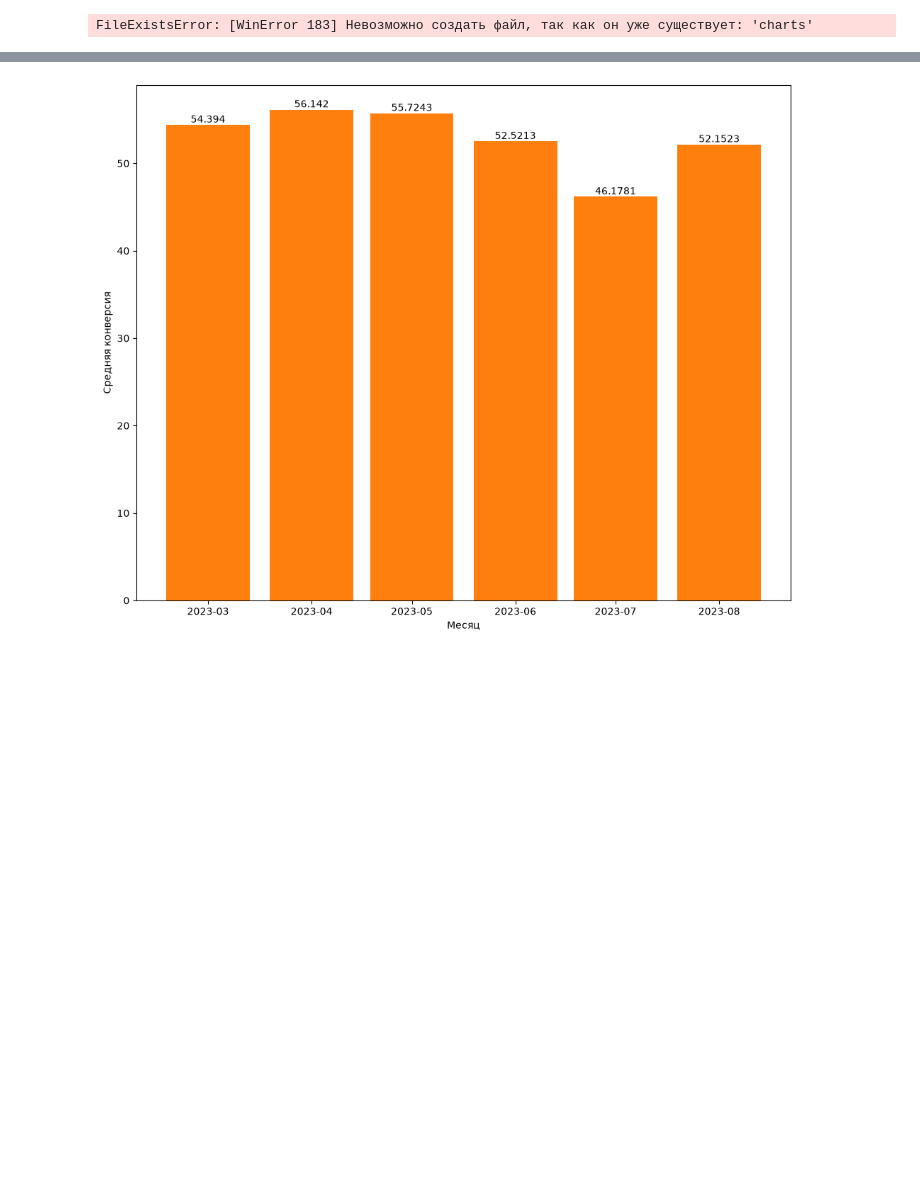
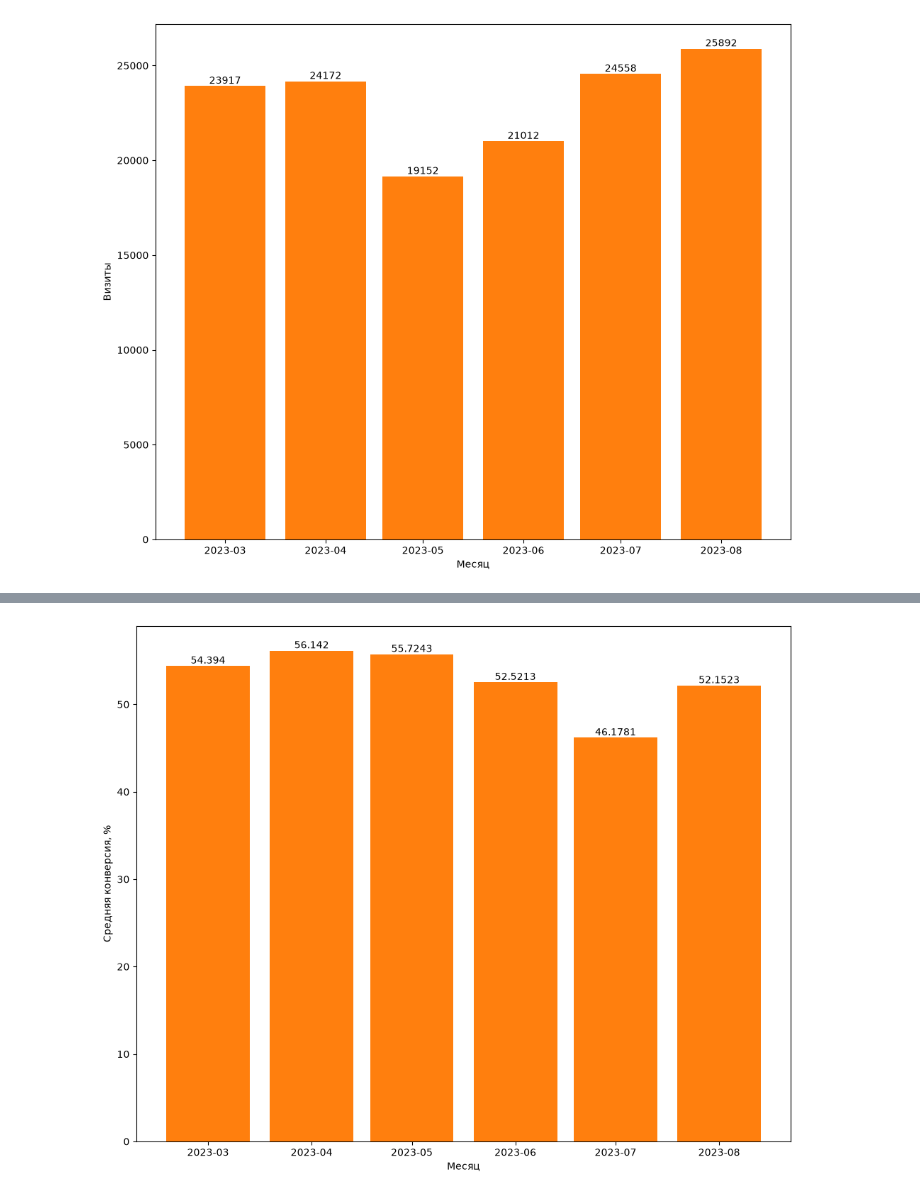
Before and after one commit to mirsmur/data-analytics-project-100, a Jupyter notebook: charts_project.ipynb, the cells around one changed output, grey strips where cells are left out. Cells and saved outputs as stored; diff of their text form; code cells hidden in the pictures; blank space fills up the shorter version.

```diff
--- a/charts_project.ipynb
+++ b/charts_project.ipynb
@@ -124,29 +135,27 @@ with_ads
 # %%
 #итоговые визиты
 import requests as rq
 import pandas as pd
 import matplotlib.pyplot as plt
 import seaborn as sns
-from pathlib import Path
-
-Path(r".\charts").mkdir()
 
 reading_file = pd.read_json('./conversion.json')
 plots = pd.DataFrame(reading_file)
+plots['date_group'] = pd.to_datetime(plots['date_group'], unit='ms')
 daily = plots.copy()
-daily['month'] = plots['datetime'].dt.to_period('M').dt.start_time
+daily['month'] = plots['date_group'].dt.to_period('M').dt.start_time
 daily = daily.groupby('month', as_index=False)['visits'].sum()
 daily = daily.sort_values('month')
 
 fig, ax = plt.subplots(figsize=(10, 8))
 ax.bar(daily['month'], daily['visits'], width=20)
 bars = ax.bar(daily['month'], daily['visits'], width=25)
 ax.bar_label(bars)
 ax.set_xlabel('Месяц')
 ax.set_ylabel('Визиты')
 plt.tight_layout()
-plt.savefig('./charts/visits.png')
+plt.savefig('./visits.png')
 plt.show()
 # %% [output]
-FileExistsError: [WinError 183] Невозможно создать файл, так как он уже существует: 'charts'
+[figure, added]
 # %%
```
Also changed, not shown: parts of 8 cells of this notebook.
